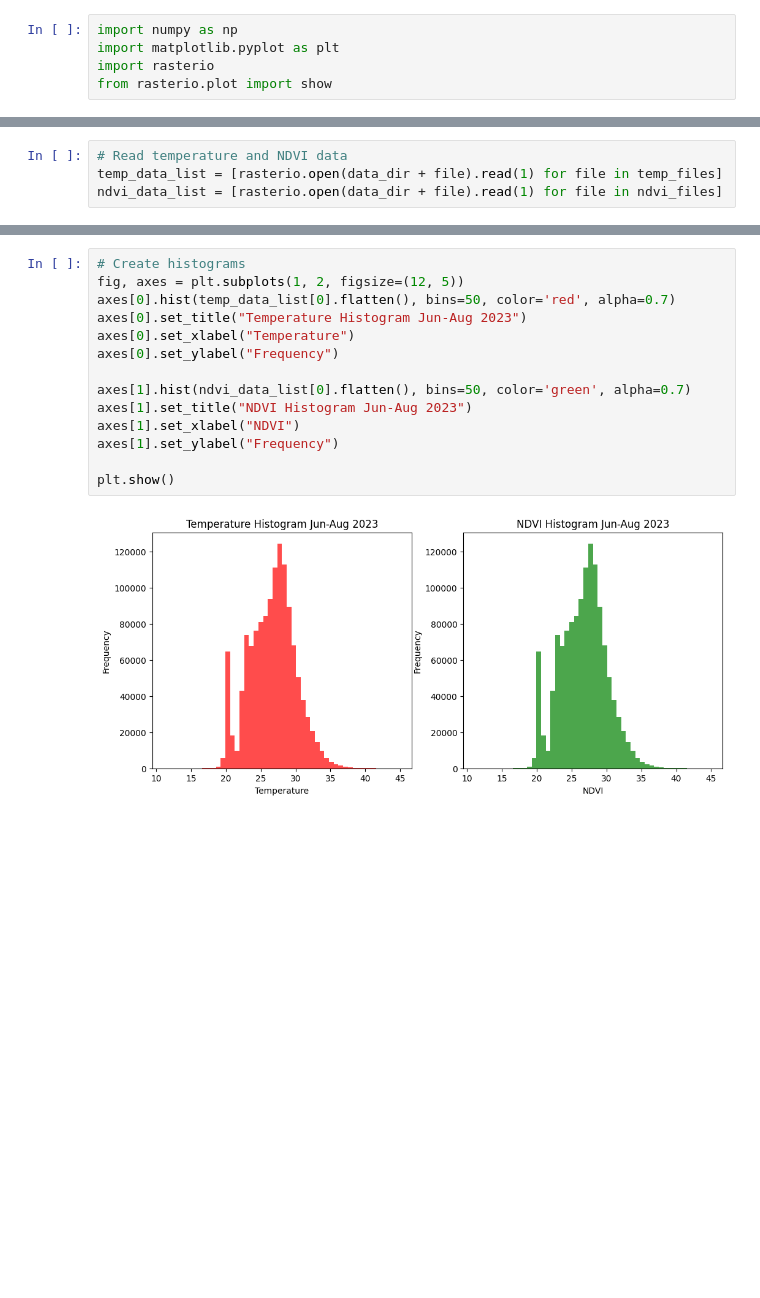
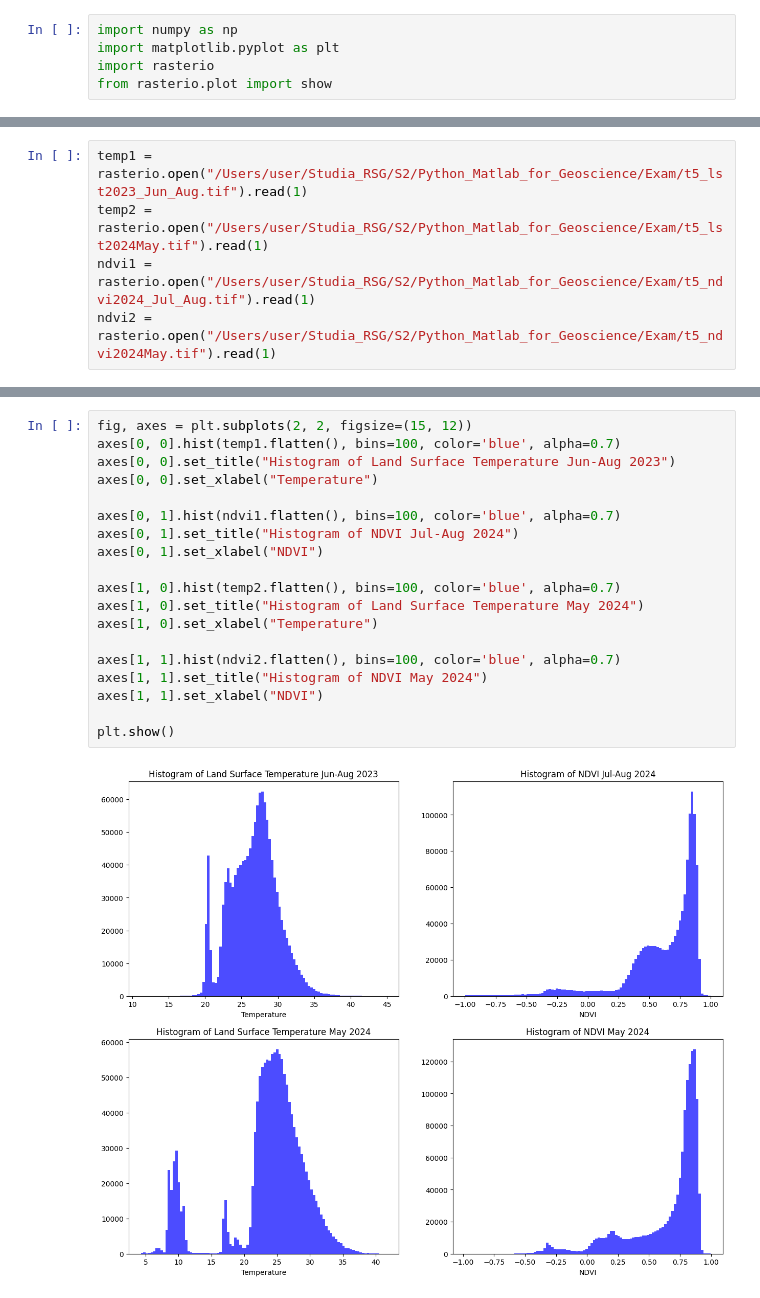
Before and after one commit to KZabd/PMfG_Exam, a Jupyter notebook: KZabdyrskaExam/KZtask1.ipynb, the cells around one changed output, grey strips where cells are left out. Cells and saved outputs as stored; diff of their text form; blank space fills up the shorter version.

```diff
--- a/KZabdyrskaExam/KZtask1.ipynb
+++ b/KZabdyrskaExam/KZtask1.ipynb
@@ -11,5 +6,6 @@ ndvi_files = ["t5_lst2023_Jun_Aug.tif", "t5_ndvi2024May.tif"]
 # %%
-# Read temperature and NDVI data
-temp_data_list = [rasterio.open(data_dir + file).read(1) for file in temp_files]
-ndvi_data_list = [rasterio.open(data_dir + file).read(1) for file in ndvi_files]
+temp1 = rasterio.open("/Users/user/Studia_RSG/S2/Python_Matlab_for_Geoscience/Exam/t5_lst2023_Jun_Aug.tif").read(1)
+temp2 = rasterio.open("/Users/user/Studia_RSG/S2/Python_Matlab_for_Geoscience/Exam/t5_lst2024May.tif").read(1)
+ndvi1 = rasterio.open("/Users/user/Studia_RSG/S2/Python_Matlab_for_Geoscience/Exam/t5_ndvi2024_Jul_Aug.tif").read(1)
+ndvi2 = rasterio.open("/Users/user/Studia_RSG/S2/Python_Matlab_for_Geoscience/Exam/t5_ndvi2024May.tif").read(1)
 # %%
@@ -32,17 +46,22 @@ plt.show()
 # %%
-# Create histograms
-fig, axes = plt.subplots(1, 2, figsize=(12, 5))
-axes[0].hist(temp_data_list[0].flatten(), bins=50, color='red', alpha=0.7)
-axes[0].set_title("Temperature Histogram Jun-Aug 2023")
-axes[0].set_xlabel("Temperature")
-axes[0].set_ylabel("Frequency")
+fig, axes = plt.subplots(2, 2, figsize=(15, 12))
+axes[0, 0].hist(temp1.flatten(), bins=100, color='blue', alpha=0.7)
+axes[0, 0].set_title("Histogram of Land Surface Temperature Jun-Aug 2023")
+axes[0, 0].set_xlabel("Temperature")
 
-axes[1].hist(ndvi_data_list[0].flatten(), bins=50, color='green', alpha=0.7)
-axes[1].set_title("NDVI Histogram Jun-Aug 2023")
-axes[1].set_xlabel("NDVI")
-axes[1].set_ylabel("Frequency")
+axes[0, 1].hist(ndvi1.flatten(), bins=100, color='blue', alpha=0.7)
+axes[0, 1].set_title("Histogram of NDVI Jul-Aug 2024")
+axes[0, 1].set_xlabel("NDVI")
+
+axes[1, 0].hist(temp2.flatten(), bins=100, color='blue', alpha=0.7)
+axes[1, 0].set_title("Histogram of Land Surface Temperature May 2024")
+axes[1, 0].set_xlabel("Temperature")
+
+axes[1, 1].hist(ndvi2.flatten(), bins=100, color='blue', alpha=0.7)
+axes[1, 1].set_title("Histogram of NDVI May 2024")
+axes[1, 1].set_xlabel("NDVI")
 
 plt.show()
 # %% [output]
-[figure, old version]
+[figure, new version]
 # %%
```
Also changed, not shown: parts of 3 cells of this notebook.
